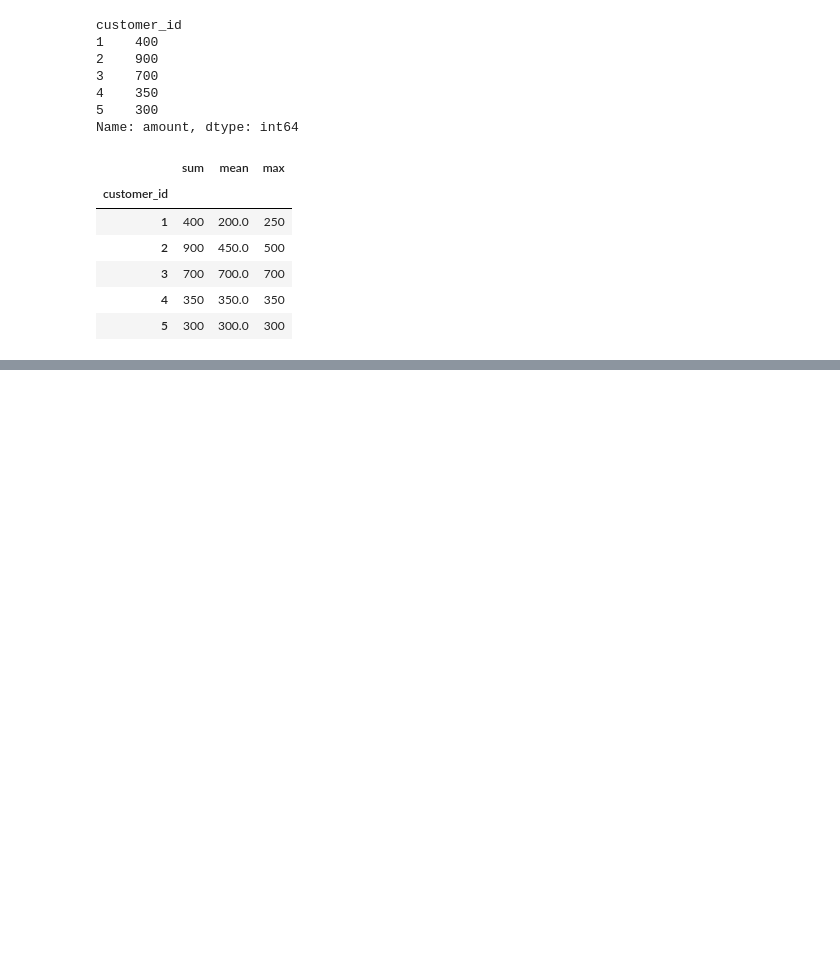
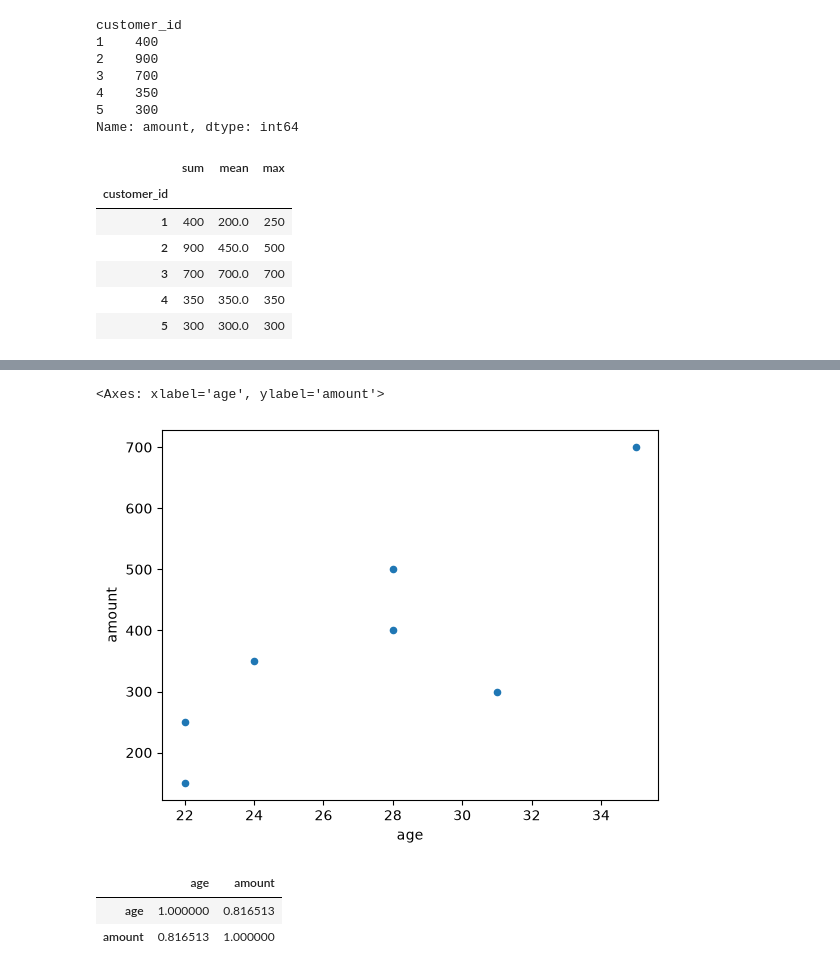
Before and after one commit to Fady-Fawzy/ATR-ML-internship, a Jupyter notebook: Week 2/pandas_eda_practice.ipynb, the cells around one changed output, grey strips where cells are left out. Cells and saved outputs as stored; diff of their text form; code cells hidden in the pictures; blank space fills up the shorter version.

```diff
--- a/Week 2/pandas_eda_practice.ipynb
+++ b/Week 2/pandas_eda_practice.ipynb
@@ -163,0 +427,11 @@ group1["amount"].agg(["sum","mean","max"])
+# %%
+merged.plot.scatter(x= "age" ,y= "amount")
+# %% [output]
+<Axes: xlabel='age', ylabel='amount'>
+[figure, added]
+# %%
+merged[["age","amount"]].corr()
+# %% [output]
+|  | age | amount |
+| age | 1.000000 | 0.816513 |
+| amount | 0.816513 | 1.000000 |
```
Also changed, not shown: parts of 32 cells of this notebook.
